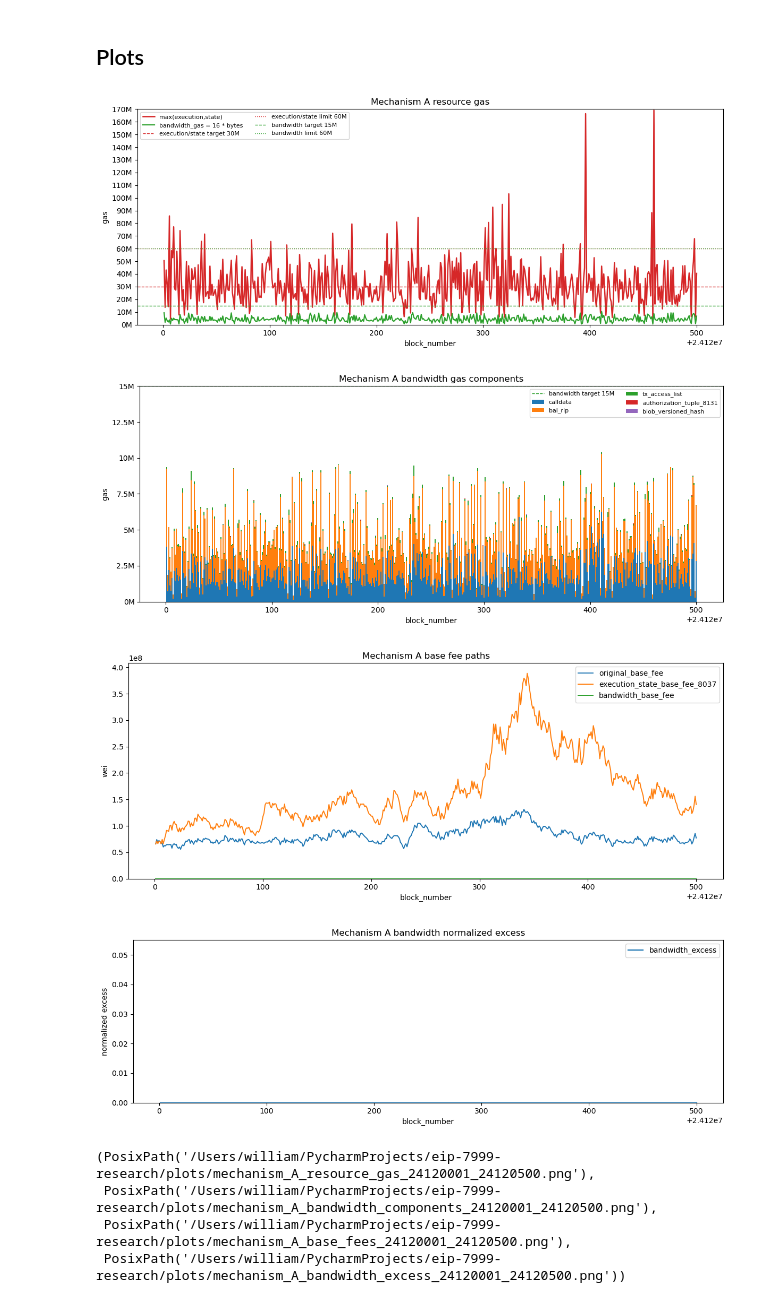
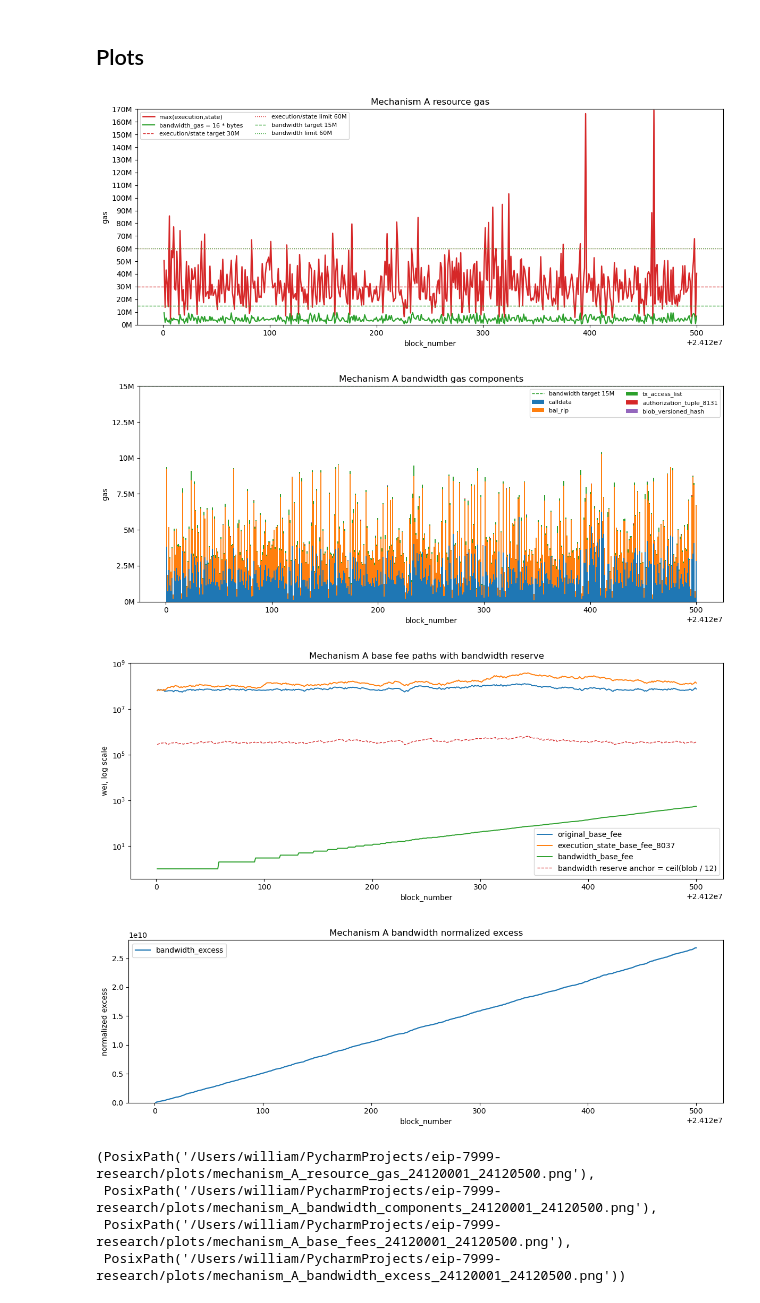
Before and after one commit to M1kuW1ll/eip-7999-research, a Jupyter notebook: notebooks/0.8-glamsterdam-plus-bandwidth.ipynb, the cells around one changed output. Saved outputs shown, nothing was run; the diff lists cells and outputs as text; code cells hidden in the pictures.

Commit message:
Add full 7999 passive replay and fix bandwidth reserve price

```diff
--- a/notebooks/0.8-glamsterdam-plus-bandwidth.ipynb
+++ b/notebooks/0.8-glamsterdam-plus-bandwidth.ipynb
@@ -56,6 +56,7 @@ BANDWIDTH_GAS_PER_BYTE = 16
 BANDWIDTH_GAS_LIMIT = 60_000_000
 BANDWIDTH_GAS_TARGET = 15_000_000
 BANDWIDTH_TARGET_RATIO = BANDWIDTH_GAS_LIMIT // BANDWIDTH_GAS_TARGET
+BANDWIDTH_RESERVE_FACTOR = 12
 
 INITIAL_BANDWIDTH_BASE_FEE = 1
 
@@ -66,6 +67,7 @@ PLOTS_DIR.mkdir(exist_ok=True)
 TX_REPRICE_CSV = DATA_DIR / f"glamsterdam_tx_regular_gas_repriced_{START_BLOCK}_{END_BLOCK}.csv"
 REGULAR_RECALC_CSV = DATA_DIR / f"glamsterdam_regular_gas_recalculation_{START_BLOCK}_{END_BLOCK}.csv"
 BANDWIDTH_CSV = DATA_DIR / f"bandwidth_content_8131_{START_BLOCK}_{END_BLOCK}.csv"
+BLOB_BASE_FEE_CSV = DATA_DIR / f"rpc_blob_base_fee_{START_BLOCK}_{END_BLOCK}.csv"
 
 OUT_REPLAY_CSV = DATA_DIR / f"mechanism_A_8037_plus_bandwidth_replay_{START_BLOCK}_{END_BLOCK}.csv"
 OUT_SUMMARY_CSV = DATA_DIR / f"mechanism_A_8037_plus_bandwidth_summary_{START_BLOCK}_{END_BLOCK}.csv"
@@ -75,9 +77,9 @@ OUT_BANDWIDTH_COMPONENTS_PLOT = PLOTS_DIR / f"mechanism_A_bandwidth_components_{
 OUT_BASE_FEE_PLOT = PLOTS_DIR / f"mechanism_A_base_fees_{START_BLOCK}_{END_BLOCK}.png"
 OUT_EXCESS_PLOT = PLOTS_DIR / f"mechanism_A_bandwidth_excess_{START_BLOCK}_{END_BLOCK}.png"
 
-for path in [TX_REPRICE_CSV, REGULAR_RECALC_CSV, BANDWIDTH_CSV]:
+for path in [TX_REPRICE_CSV, REGULAR_RECALC_CSV, BANDWIDTH_CSV, BLOB_BASE_FEE_CSV]:
     if not path.exists():
         raise FileNotFoundError(path)
 
-START_BLOCK, END_BLOCK, EXECUTION_STATE_GAS_TARGET, EXECUTION_STATE_GAS_LIMIT, BANDWIDTH_GAS_TARGET, BANDWIDTH_GAS_LIMIT
+START_BLOCK, END_BLOCK, EXECUTION_STATE_GAS_TARGET, EXECUTION_STATE_GAS_LIMIT, BANDWIDTH_GAS_TARGET, BANDWIDTH_GAS_LIMIT, BANDWIDTH_RESERVE_FACTOR
 # %% [output]
@@ -115,6 +117,7 @@ bandwidth-resource terms.
 tx = pd.read_csv(TX_REPRICE_CSV)
 regular = pd.read_csv(REGULAR_RECALC_CSV)
 bandwidth = pd.read_csv(BANDWIDTH_CSV)
+blob_fee = pd.read_csv(BLOB_BASE_FEE_CSV)[["block_number", "blob_base_fee_per_gas"]]
 
 # Current calldata de-accounting: standard 4/16 calldata gas plus observed
 # EIP-7623 10/40 floor uplift for calldata-heavy transactions.
@@ -159,6 +162,7 @@ inputs = (
     ]
     .merge(tx_agg, on="block_number", how="inner", validate="one_to_one")
     .merge(bandwidth, on="block_number", how="inner", validate="one_to_one")
+    .merge(blob_fee, on="block_number", how="inner", validate="one_to_one")
     .sort_values("block_number")
     .reset_index(drop=True)
 )
@@ -205,6 +209,10 @@ inputs["bandwidth_gas_used"] = (
     + inputs["bandwidth_blob_versioned_hash_gas"]
 )
 inputs["bandwidth_bytes"] = inputs["bandwidth_metered_bytes"].astype("int64")
+inputs["blob_base_fee_per_gas"] = inputs["blob_base_fee_per_gas"].astype("int64")
+inputs["bandwidth_reserve_anchor_base_fee"] = (
+    inputs["blob_base_fee_per_gas"] + BANDWIDTH_RESERVE_FACTOR - 1
+) // BANDWIDTH_RESERVE_FACTOR
 
 if not (inputs["bandwidth_gas_used"] == inputs["bandwidth_bytes"] * BANDWIDTH_GAS_PER_BYTE).all():
     raise AssertionError("bandwidth gas must equal 16 * metered bandwidth bytes")
@@ -230,6 +238,8 @@ inputs[
         "execution_state_gas_used",
         "bandwidth_bytes",
         "bandwidth_gas_used",
+        "blob_base_fee_per_gas",
+        "bandwidth_reserve_anchor_base_fee",
     ]
 ].head()
 # %% [output]
@@ -258,6 +268,7 @@ config = make_mechanism_A_config(
     bandwidth_target_ratio=BANDWIDTH_TARGET_RATIO,
     initial_execution_state_base_fee=initial_execution_state_base_fee,
     initial_bandwidth_base_fee=INITIAL_BANDWIDTH_BASE_FEE,
+    bandwidth_reserve_factor=BANDWIDTH_RESERVE_FACTOR,
 )
 
 blocks = [
@@ -272,6 +283,7 @@ blocks = [
         bal_gas=int(row.bandwidth_bal_gas),
         calldata_bytes=int(row.calldata_bytes),
         bal_bytes=int(row.bal_rlp_bytes),
+        blob_base_fee_per_gas=int(row.blob_base_fee_per_gas),
     )
     for row in inputs.itertuples(index=False)
 ]
@@ -297,6 +309,12 @@ for result in results:
     )
 
 replay = inputs.merge(pd.DataFrame(rows), on="block_number", how="inner", validate="one_to_one")
+replay["bandwidth_reserve_active"] = (
+    replay["bandwidth_base_fee"] * BANDWIDTH_RESERVE_FACTOR < replay["blob_base_fee_per_gas"]
+)
+replay["bandwidth_base_fee_to_reserve_anchor"] = (
+    replay["bandwidth_base_fee"] / replay["bandwidth_reserve_anchor_base_fee"]
+)
 replay["original_base_fee"] = replay["base_fee_per_gas"].astype("int64")
 replay["execution_state_bottleneck"] = "state"
 replay.loc[replay["execution_gas_used"] > replay["state_gas_8037"], "execution_state_bottleneck"] = "execution"
@@ -319,6 +337,10 @@ output_cols = [
     "bandwidth_bytes",
     "bandwidth_payload_bytes",
     "bandwidth_gas_used",
+    "blob_base_fee_per_gas",
+    "bandwidth_reserve_anchor_base_fee",
+    "bandwidth_reserve_active",
+    "bandwidth_base_fee_to_reserve_anchor",
     "valid",
     "invalid_reasons",
     "execution_state_limit_exceeded",
@@ -520,38 +546,45 @@ ax.set_ylabel("gas")
 ax.legend(ncol=2, fontsize=8)
 fig.tight_layout()
 fig.savefig(OUT_BANDWIDTH_COMPONENTS_PLOT, dpi=180)
 plt.show()
 
 fig, ax = plt.subplots(figsize=(12, 5))
 ax.plot(replay["block_number"], replay["original_base_fee"], label="original_base_fee", linewidth=1.4)
 ax.plot(replay["block_number"], replay["execution_state_base_fee"], label="execution_state_base_fee_8037", linewidth=1.4)
 ax.plot(replay["block_number"], replay["bandwidth_base_fee"], label="bandwidth_base_fee", linewidth=1.4)
-ax.set_title("Mechanism A base fee paths")
+ax.plot(
+    replay["block_number"],
+    replay["bandwidth_reserve_anchor_base_fee"],
+    label="bandwidth reserve anchor = ceil(blob / 12)",
+    linewidth=1.0,
+    linestyle="--",
+)
+ax.set_title("Mechanism A base fee paths with bandwidth reserve")
 ax.set_xlabel("block_number")
-ax.set_ylabel("wei")
-ax.set_ylim(bottom=0)
+ax.set_ylabel("wei, log scale")
+ax.set_yscale("log")
 ax.legend()
 fig.tight_layout()
 fig.savefig(OUT_BASE_FEE_PLOT, dpi=180)
 plt.show()
 
 fig, ax = plt.subplots(figsize=(12, 4))
 ax.plot(replay["block_number"], replay["bandwidth_excess"], label="bandwidth_excess", linewidth=1.6)
 ax.set_title("Mechanism A bandwidth normalized excess")
 ax.set_xlabel("block_number")
 ax.set_ylabel("normalized excess")
 ax.set_ylim(bottom=0)
 ax.legend()
 fig.tight_layout()
 fig.savefig(OUT_EXCESS_PLOT, dpi=180)
 plt.show()
 
 OUT_RESOURCE_GAS_PLOT, OUT_BANDWIDTH_COMPONENTS_PLOT, OUT_BASE_FEE_PLOT, OUT_EXCESS_PLOT
 # %% [output]
 [figure]
 [figure]
-[figure, old version]
+[figure, new version]
-[figure, old version]
+[figure, new version]
 (PosixPath('/Users/william/PycharmProjects/eip-7999-research/plots/mechanism_A_resource_gas_24120001_24120500.png'),
  PosixPath('/Users/william/PycharmProjects/eip-7999-research/plots/mechanism_A_bandwidth_components_24120001_24120500.png'),
  PosixPath('/Users/william/PycharmProjects/eip-7999-research/plots/mechanism_A_base_fees_24120001_24120500.png'),
```
Also changed, not shown: parts of 4 cells of this notebook, 27 other files.
